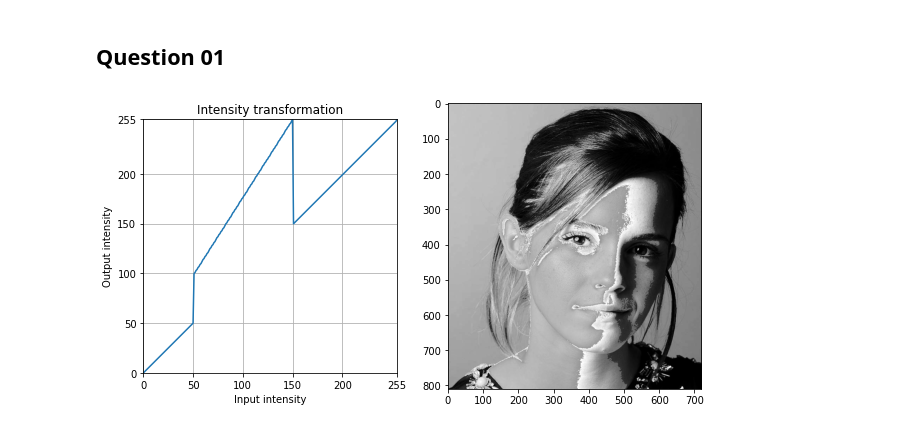
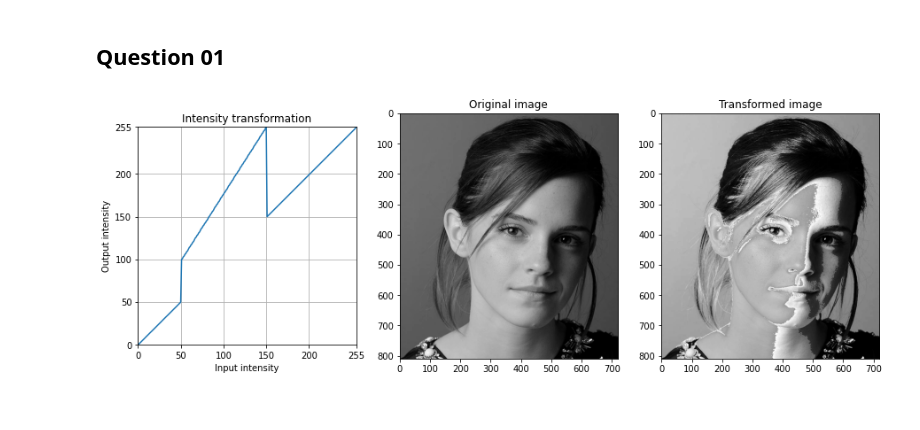
Before and after one commit to shivankapriyashan/EN2250-Fundamentals-of-Image-Processing-and-Machine-Vision, a Jupyter notebook: Assignment_01/Assignment 01 - Intensity transformations and neighborhood filtering.ipynb, the cells around one changed output. Drawn from its saved outputs; the diff is of its cells as text; code cells hidden in the pictures.

```diff
--- a/Assignment_01/Assignment 01 - Intensity transformations and neighborhood filtering.ipynb
+++ b/Assignment_01/Assignment 01 - Intensity transformations and neighborhood filtering.ipynb
@@ -10,32 +10,36 @@ import matplotlib.pyplot as plt
 # %%
 img  = cv.imread(r"D:/04 SEMESTER/EN2550 Fundamentals of Image Processing and Machine Vision/Assignment 01 - Intensity transformation and neighborhood filtering/emma_gray.jpg",cv.IMREAD_GRAYSCALE)
 assert img is not None
 
 t1 = np.linspace(0,50,51)
 t2 = np.linspace(100,255,100)
 t3 = np.linspace(150,255,105)
 
 t = np.concatenate((t1,t2,t3),axis=0).astype(np.uint8)
 #assert len(t)==256
 
-fig, ax = plt.subplots(1,2,figsize=(10,10))
+fig, ax = plt.subplots(1,3,figsize=(15,15))
 
 ax[0].plot(t)
 ax[0].set_title("Intensity transformation")
 ax[0].set_aspect('equal')
 ax[0].grid()
 ax[0].set_xlabel("Input intensity")
 ax[0].set_ylabel("Output intensity")
 
 ax[0].set_xlim(0,255)
 ax[0].set_xticks([0,50,100,150,200,255])
 
 ax[0].set_ylim(0,255)
 ax[0].set_yticks([0,50,100,150,200,255])
 g = cv.LUT(img,t)
 
-ax[1].imshow(g,cmap='gray')
+ax[1].set_title("Original image")
+ax[1].imshow(img,cmap='gray')
+
+ax[2].set_title("Transformed image")
+ax[2].imshow(g,cmap='gray')
 
 plt.show()
 # %% [output]
-[figure, old version]
+[figure, new version]
```
Also changed, not shown: parts of 2 cells of this notebook.
